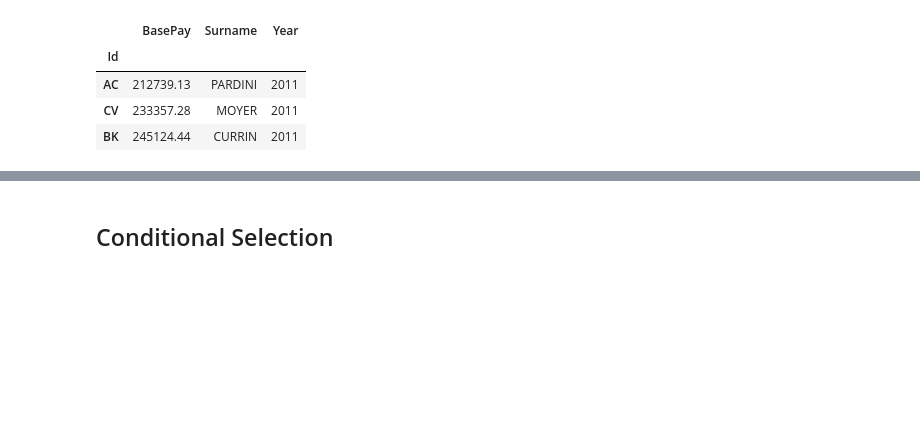
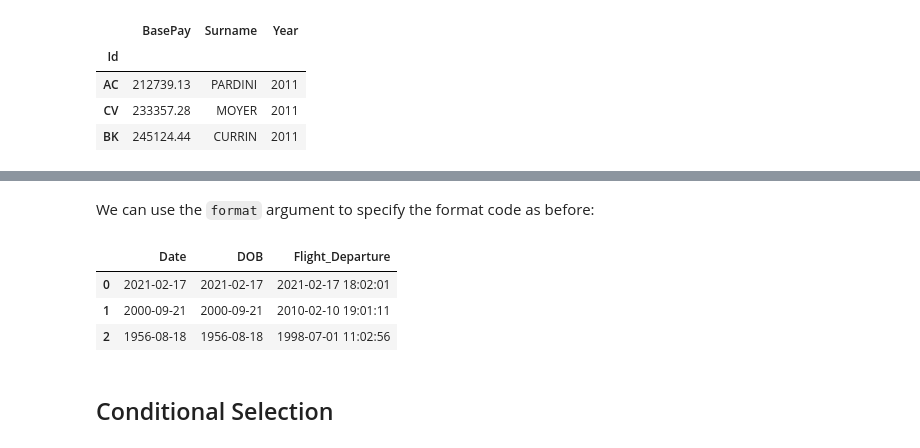
Before and after one commit to life-efficient/Data-Engineering, a Jupyter notebook: 1. Data Formats and Pandas/2. Intro to Pandas/Notebook.ipynb, the cells around one changed output, grey strips where cells are left out. Drawn from its saved outputs; the diff is of its cells as text; code cells hidden in the pictures; blank space fills up the shorter version.

```diff
--- a/1. Data Formats and Pandas/2. Intro to Pandas/Notebook.ipynb
+++ b/1. Data Formats and Pandas/2. Intro to Pandas/Notebook.ipynb
@@ -499,3 +605,17 @@ sf_sal.loc[["AC", "CV", "BK"],["BasePay", "Surname", "Year"]]
+# %% [markdown]
+We can use the `format` argument to specify the format code as before:
+# %%
+# Convert the dates to ISO format
+
+df["Date"] = pd.to_datetime(df["Date"], format="%d %B, %Y")
+df["DOB"] = pd.to_datetime(df["DOB"], format="%d/%m/%Y")
+df["Flight_Departure"] = pd.to_datetime(df["Flight_Departure"], format="%d/%m/%Y %H:%M:%S")
+df
+# %% [output]
+|  | Date | DOB | Flight_Departure |
+| 0 | 2021-02-17 | 2021-02-17 | 2021-02-17 18:02:01 |
+| 1 | 2000-09-21 | 2000-09-21 | 2010-02-10 19:01:11 |
+| 2 | 1956-08-18 | 1956-08-18 | 1998-07-01 11:02:56 |
 # %% [markdown]
 ## Conditional Selection
 # %% [markdown]
```
Also changed, not shown: parts of 10 cells of this notebook.
